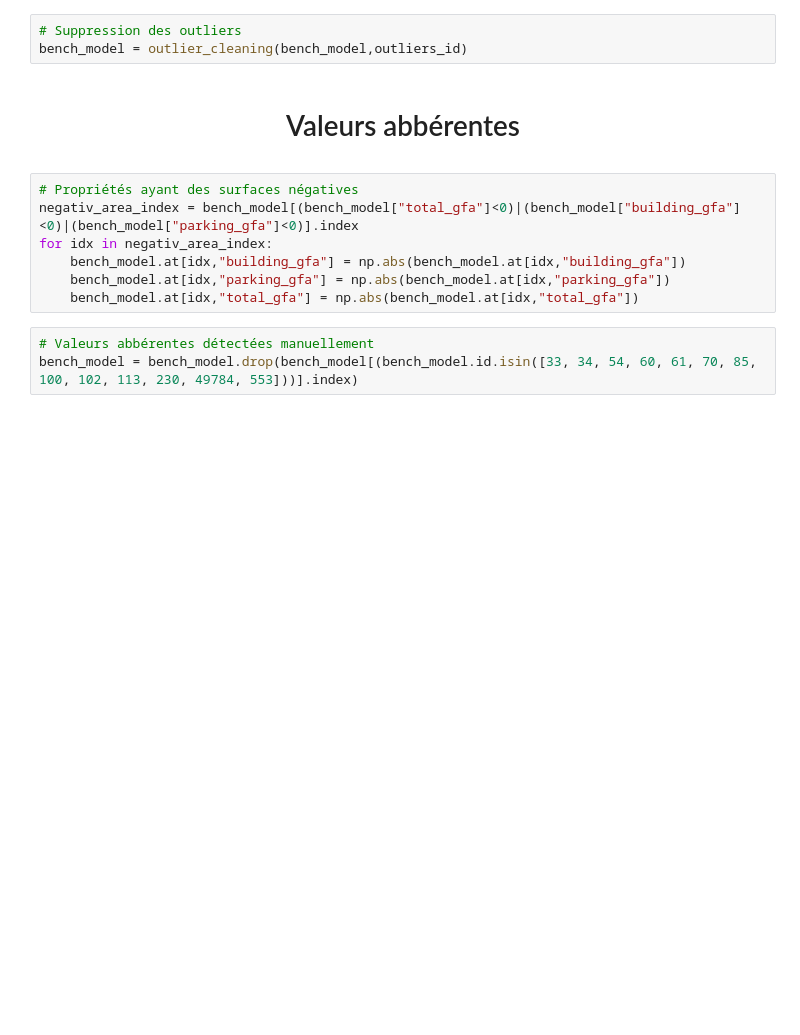
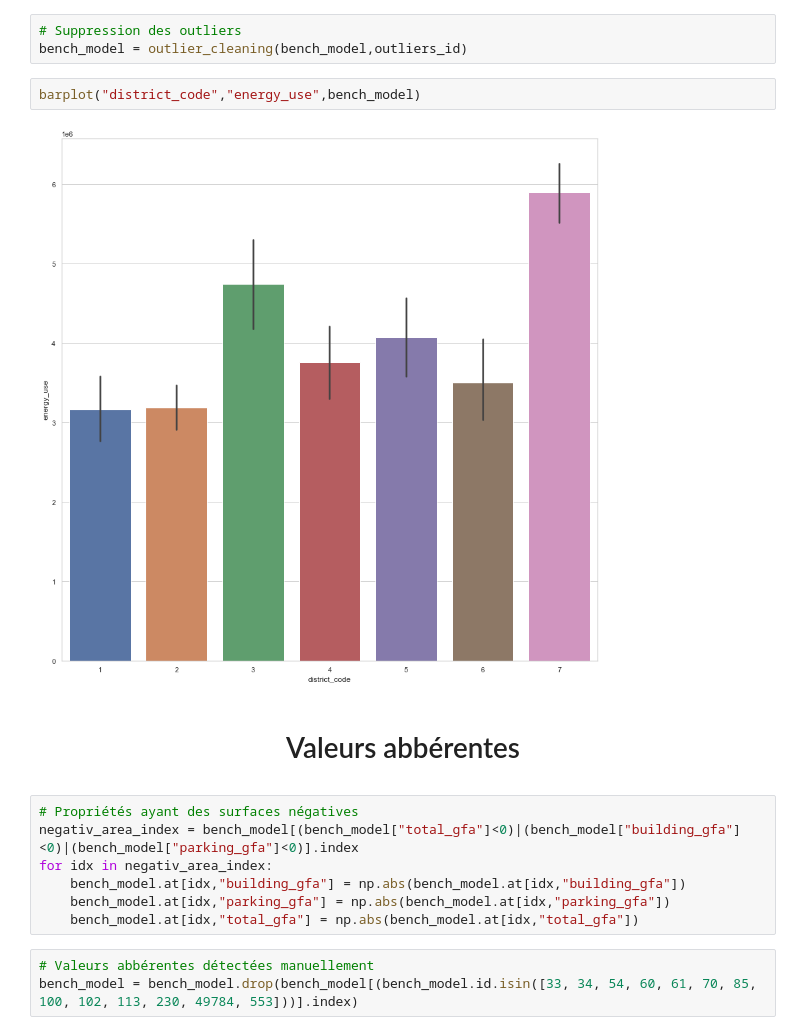
Before and after one commit to datanab/energy-consumption-prediction, a Jupyter notebook: Pélec_01_notebook_2.ipynb, the cells around one changed output. Drawn from its saved outputs; the diff is of its cells as text; blank space fills up the shorter version.

```diff
--- a/Pélec_01_notebook_2.ipynb
+++ b/Pélec_01_notebook_2.ipynb
@@ -267,6 +315,10 @@ sns.countplot(y=bench_model.type, ax=ax[1])
 # %%
 # Suppression des outliers
 bench_model = outlier_cleaning(bench_model,outliers_id)
+# %%
+barplot("district_code","energy_use",bench_model)
+# %% [output]
+[figure, added]
 # %% [markdown]
 # <p style = 'text-align:center'> Valeurs abbérentes </p>
 # %%
```
Also changed, not shown: parts of 12 cells of this notebook, 2 other files.
